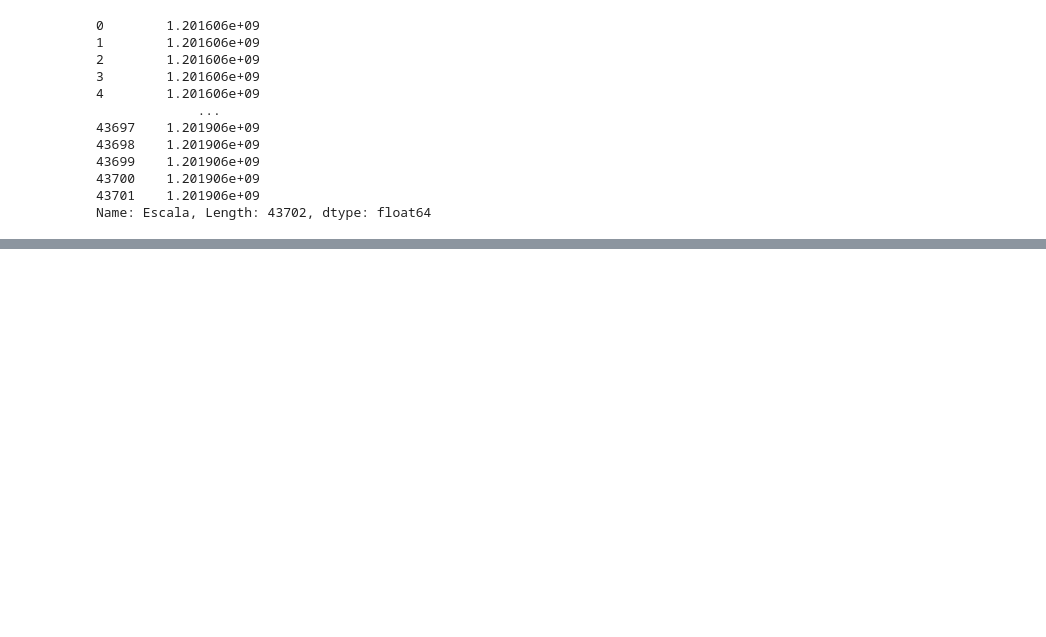
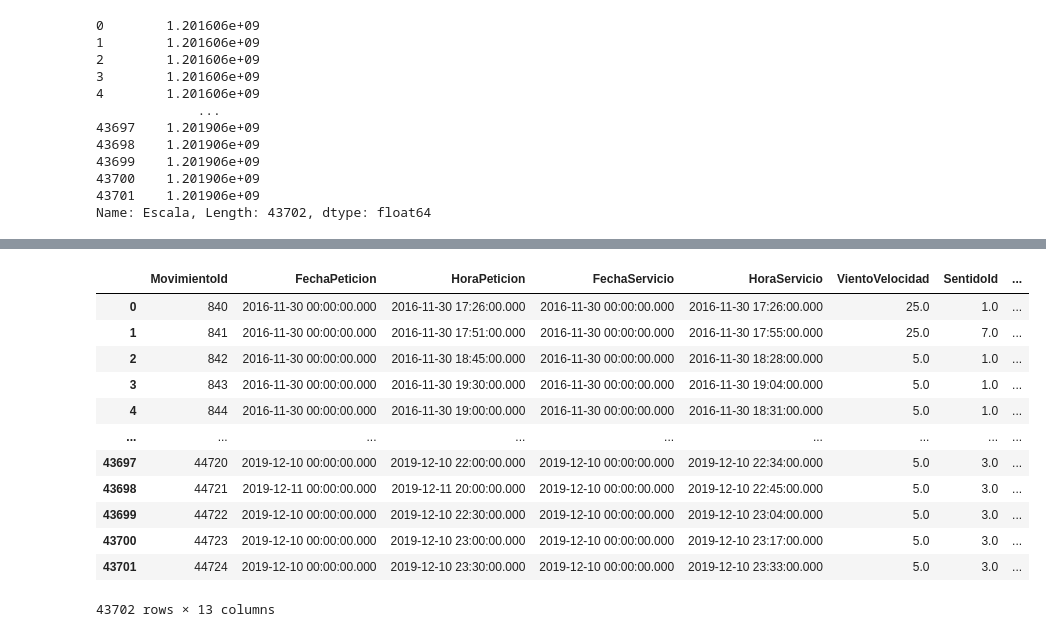
Before and after one commit to Turandot123/Forecasting-vessels-manoeuvre-lenght, a Jupyter notebook: src/AMURA_Transform_original.ipynb, the cells around one changed output, grey strips where cells are left out. Cells and saved outputs as stored; diff of their text form; code cells hidden in the pictures; blank space fills up the shorter version.

```diff
--- a/src/AMURA_Transform_original.ipynb
+++ b/src/AMURA_Transform_original.ipynb
@@ -431,6 +395,0 @@ VAL_movimiento.Escala.iloc[10]
-# %%
-cols = ['BuqueId', 'BuqueExentoId', 'Escala', 'DemoraId']
-VAL_movimiento[cols] = VAL_movimiento[cols].apply(pd.to_numeric, errors='coerce', axis=1)
-# %%
-VAL_movimiento.Escala= VAL_movimiento.Escala.apply(lambda e: int(e))
-#VAL['tmed'] = VAL['tmed'].apply(lambda e: e.replace(',','.') if type(e)== str else e)
@@ -498,0 +459,3 @@ dtype: object
+# %%
+VAL_movimiento.dtypes
+VAL_movimiento.BuqueId=VAL_movimiento.BuqueId.apply(lambda e: str(e) )
@@ -498,0 +527,19 @@ dtype: object
+# %%
+#VAL_movimiento.SentidoId = VAL_movimiento.SentidoId.apply(pd.to_numeric, errors='coerce', axis=1)
+VAL_movimiento.SentidoId  = VAL_movimiento.SentidoId.apply(lambda e: pd.to_numeric(e, errors='coerce'))
+# %%
+VAL_movimiento.fillna(0)
+# %% [output]
+|  | MovimientoId | FechaPeticion | HoraPeticion | FechaServicio | HoraServicio | VientoVelocidad | SentidoId | ... |
+| 0 | 840 | 2016-11-30 00:00:00.000 | 2016-11-30 17:26:00.000 | 2016-11-30 00:00:00.000 | 2016-11-30 17:26:00.000 | 25.0 | 1.0 | ... |
+| 1 | 841 | 2016-11-30 00:00:00.000 | 2016-11-30 17:51:00.000 | 2016-11-30 00:00:00.000 | 2016-11-30 17:55:00.000 | 25.0 | 7.0 | ... |
+| 2 | 842 | 2016-11-30 00:00:00.000 | 2016-11-30 18:45:00.000 | 2016-11-30 00:00:00.000 | 2016-11-30 18:28:00.000 | 5.0 | 1.0 | ... |
+| 3 | 843 | 2016-11-30 00:00:00.000 | 2016-11-30 19:30:00.000 | 2016-11-30 00:00:00.000 | 2016-11-30 19:04:00.000 | 5.0 | 1.0 | ... |
+| 4 | 844 | 2016-11-30 00:00:00.000 | 2016-11-30 19:00:00.000 | 2016-11-30 00:00:00.000 | 2016-11-30 18:31:00.000 | 5.0 | 1.0 | ... |
+| ... | ... | ... | ... | ... | ... | ... | ... | ... |
+| 43697 | 44720 | 2019-12-10 00:00:00.000 | 2019-12-10 22:00:00.000 | 2019-12-10 00:00:00.000 | 2019-12-10 22:34:00.000 | 5.0 | 3.0 | ... |
+| 43698 | 44721 | 2019-12-11 00:00:00.000 | 2019-12-11 20:00:00.000 | 2019-12-10 00:00:00.000 | 2019-12-10 22:45:00.000 | 5.0 | 3.0 | ... |
+| 43699 | 44722 | 2019-12-10 00:00:00.000 | 2019-12-10 22:30:00.000 | 2019-12-10 00:00:00.000 | 2019-12-10 23:04:00.000 | 5.0 | 3.0 | ... |
+| 43700 | 44723 | 2019-12-10 00:00:00.000 | 2019-12-10 23:00:00.000 | 2019-12-10 00:00:00.000 | 2019-12-10 23:17:00.000 | 5.0 | 3.0 | ... |
+| 43701 | 44724 | 2019-12-10 00:00:00.000 | 2019-12-10 23:30:00.000 | 2019-12-10 00:00:00.000 | 2019-12-10 23:33:00.000 | 5.0 | 3.0 | ... |
+43702 rows × 13 columns
```
Also changed, not shown: parts of 51 cells of this notebook.
